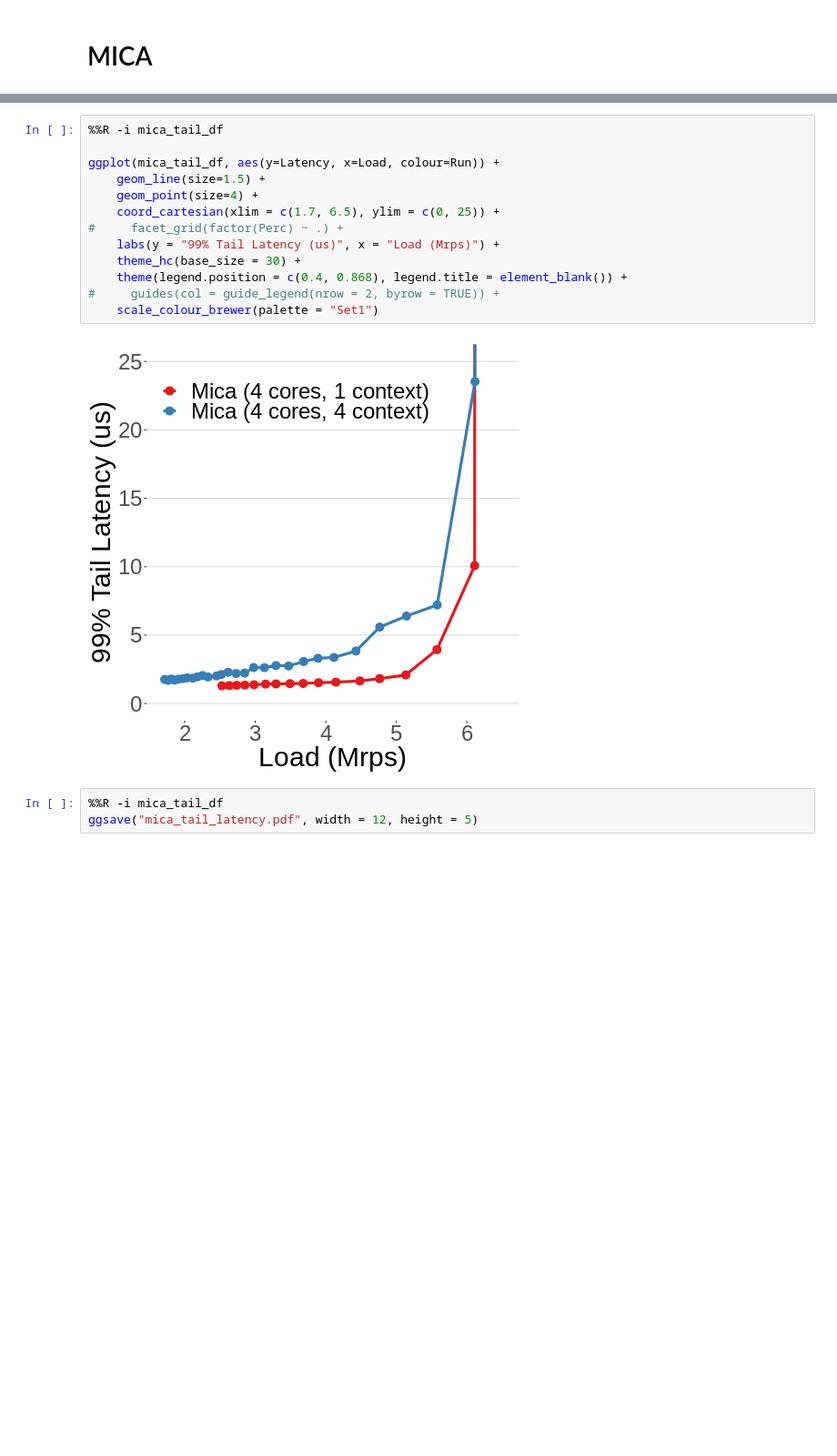
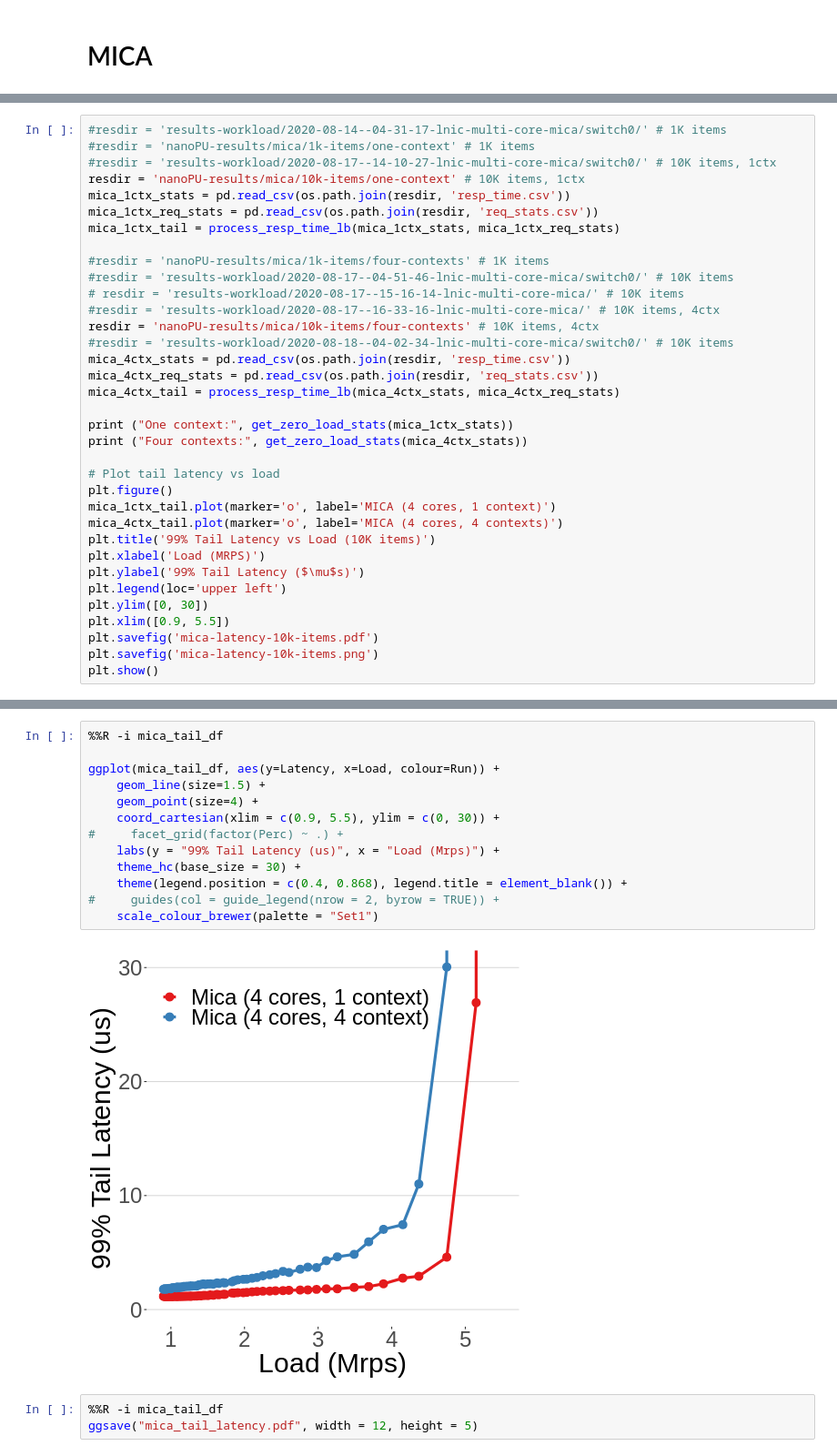
Before and after one commit to sibanez12/firesim, a Jupyter notebook: deploy/nanoPU-evaluations.ipynb, the cells around one changed output, grey strips where cells are left out. Shown at 91% size. Drawn from its saved outputs; the diff is of its cells as text; blank space fills up the shorter version.

Commit message:
mica and chain rep eval with 10k items

```diff
--- a/deploy/nanoPU-evaluations.ipynb
+++ b/deploy/nanoPU-evaluations.ipynb
@@ -387,0 +408,35 @@ plt.show()
+# %%
+#resdir = 'results-workload/2020-08-14--04-31-17-lnic-multi-core-mica/switch0/' # 1K items
+#resdir = 'nanoPU-results/mica/1k-items/one-context' # 1K items
+#resdir = 'results-workload/2020-08-17--14-10-27-lnic-multi-core-mica/switch0/' # 10K items, 1ctx
+resdir = 'nanoPU-results/mica/10k-items/one-context' # 10K items, 1ctx
+mica_1ctx_stats = pd.read_csv(os.path.join(resdir, 'resp_time.csv'))
+mica_1ctx_req_stats = pd.read_csv(os.path.join(resdir, 'req_stats.csv'))
+mica_1ctx_tail = process_resp_time_lb(mica_1ctx_stats, mica_1ctx_req_stats)
+
+#resdir = 'nanoPU-results/mica/1k-items/four-contexts' # 1K items
+#resdir = 'results-workload/2020-08-17--04-51-46-lnic-multi-core-mica/switch0/' # 10K items
+# resdir = 'results-workload/2020-08-17--15-16-14-lnic-multi-core-mica/' # 10K items
+#resdir = 'results-workload/2020-08-17--16-33-16-lnic-multi-core-mica/' # 10K items, 4ctx
+resdir = 'nanoPU-results/mica/10k-items/four-contexts' # 10K items, 4ctx
+#resdir = 'results-workload/2020-08-18--04-02-34-lnic-multi-core-mica/switch0/' # 10K items
+mica_4ctx_stats = pd.read_csv(os.path.join(resdir, 'resp_time.csv'))
+mica_4ctx_req_stats = pd.read_csv(os.path.join(resdir, 'req_stats.csv'))
+mica_4ctx_tail = process_resp_time_lb(mica_4ctx_stats, mica_4ctx_req_stats)
+
+print ("One context:", get_zero_load_stats(mica_1ctx_stats))
+print ("Four contexts:", get_zero_load_stats(mica_4ctx_stats))
+
+# Plot tail latency vs load
+plt.figure()
+mica_1ctx_tail.plot(marker='o', label='MICA (4 cores, 1 context)')
+mica_4ctx_tail.plot(marker='o', label='MICA (4 cores, 4 contexts)')
+plt.title('99% Tail Latency vs Load (10K items)')
+plt.xlabel('Load (MRPS)')
+plt.ylabel('99% Tail Latency ($\mu$s)')
+plt.legend(loc='upper left')
+plt.ylim([0, 30])
+plt.xlim([0.9, 5.5])
+plt.savefig('mica-latency-10k-items.pdf')
+plt.savefig('mica-latency-10k-items.png')
+plt.show()
@@ -420,18 +476,18 @@ mica_tail_df
 # %%
 %%R -i mica_tail_df
 
 ggplot(mica_tail_df, aes(y=Latency, x=Load, colour=Run)) +
     geom_line(size=1.5) +
     geom_point(size=4) +
-    coord_cartesian(xlim = c(1.7, 6.5), ylim = c(0, 25)) +
+    coord_cartesian(xlim = c(0.9, 5.5), ylim = c(0, 30)) +
 #     facet_grid(factor(Perc) ~ .) +
     labs(y = "99% Tail Latency (us)", x = "Load (Mrps)") +
     theme_hc(base_size = 30) +
     theme(legend.position = c(0.4, 0.868), legend.title = element_blank()) +
 #     guides(col = guide_legend(nrow = 2, byrow = TRUE)) +
     scale_colour_brewer(palette = "Set1")
 # %% [output]
-[figure, old version]
+[figure, new version]
 # %%
 %%R -i mica_tail_df
 ggsave("mica_tail_latency.pdf", width = 12, height = 5)
```
Also changed, not shown: parts of 9 cells of this notebook, 1 other file.
